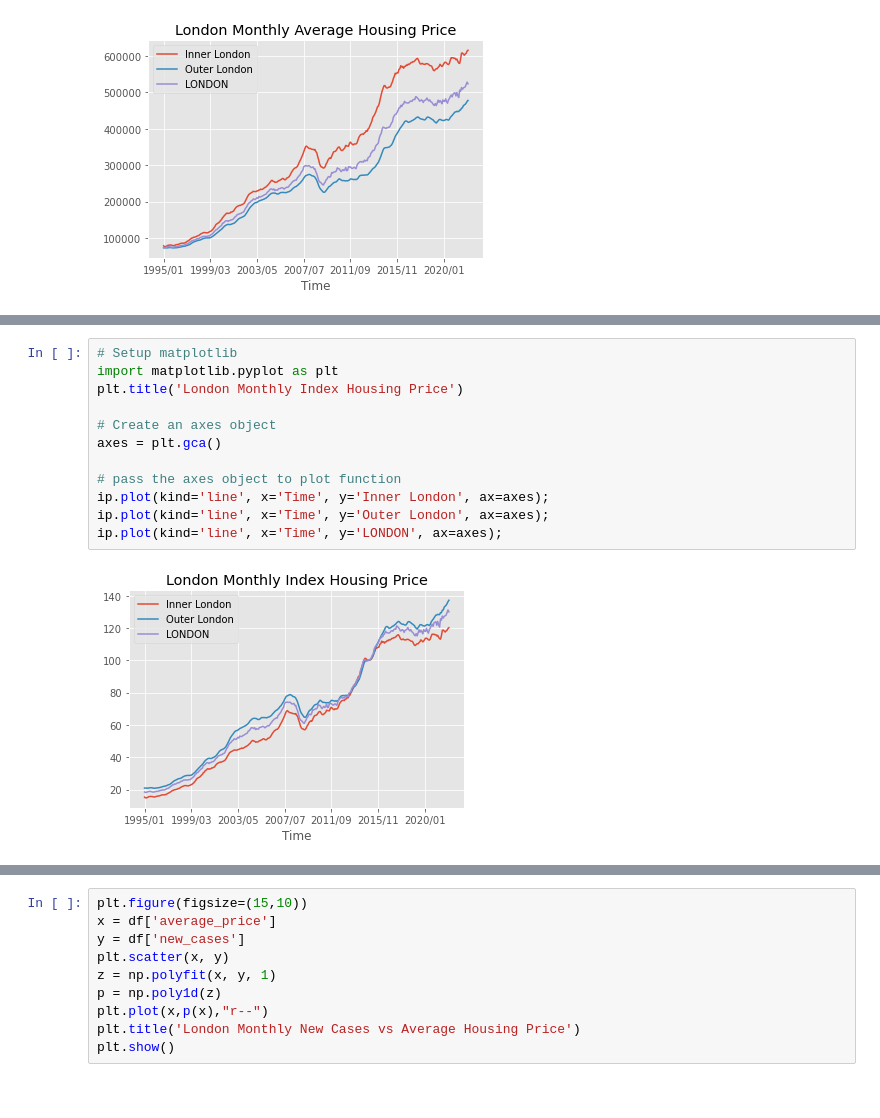
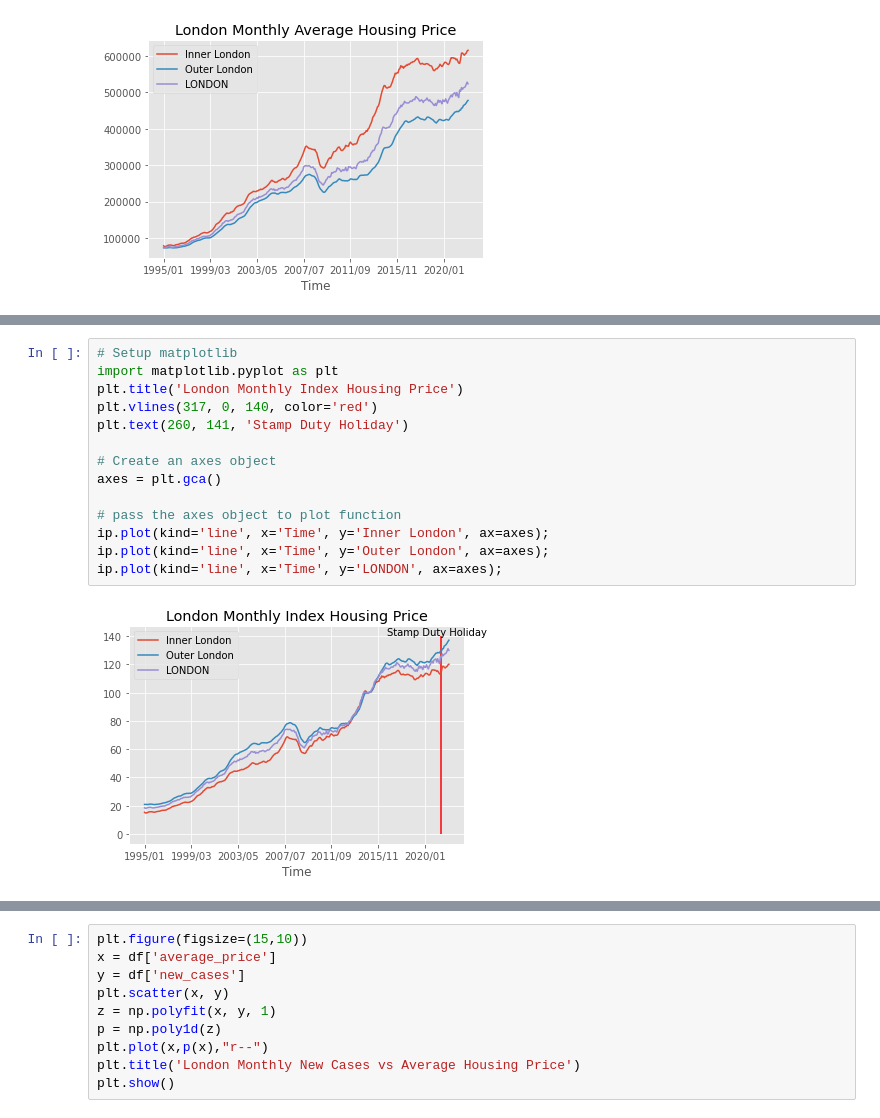
Before and after one commit to JianqiangLiTony/Dissertation, a Jupyter notebook: code.ipynb, the cells around one changed output, grey strips where cells are left out. Drawn from its saved outputs; the diff is of its cells as text.

```diff
--- a/code.ipynb
+++ b/code.ipynb
@@ -2461,17 +2612,19 @@ ap.plot(kind='line', x='Time', y='Westminster', ax=axes);
 # %%
 # Setup matplotlib
 import matplotlib.pyplot as plt
 plt.title('London Monthly Index Housing Price')
+plt.vlines(317, 0, 140, color='red')
+plt.text(260, 141, 'Stamp Duty Holiday')
 
 # Create an axes object
 axes = plt.gca()
 
 # pass the axes object to plot function
 ip.plot(kind='line', x='Time', y='Inner London', ax=axes);
 ip.plot(kind='line', x='Time', y='Outer London', ax=axes);
 ip.plot(kind='line', x='Time', y='LONDON', ax=axes);
 # %% [output]
-[figure, old version]
+[figure, new version]
 # %%
 # Setup matplotlib
 import matplotlib.pyplot as plt
```
Also changed, not shown: parts of 91 cells of this notebook.
